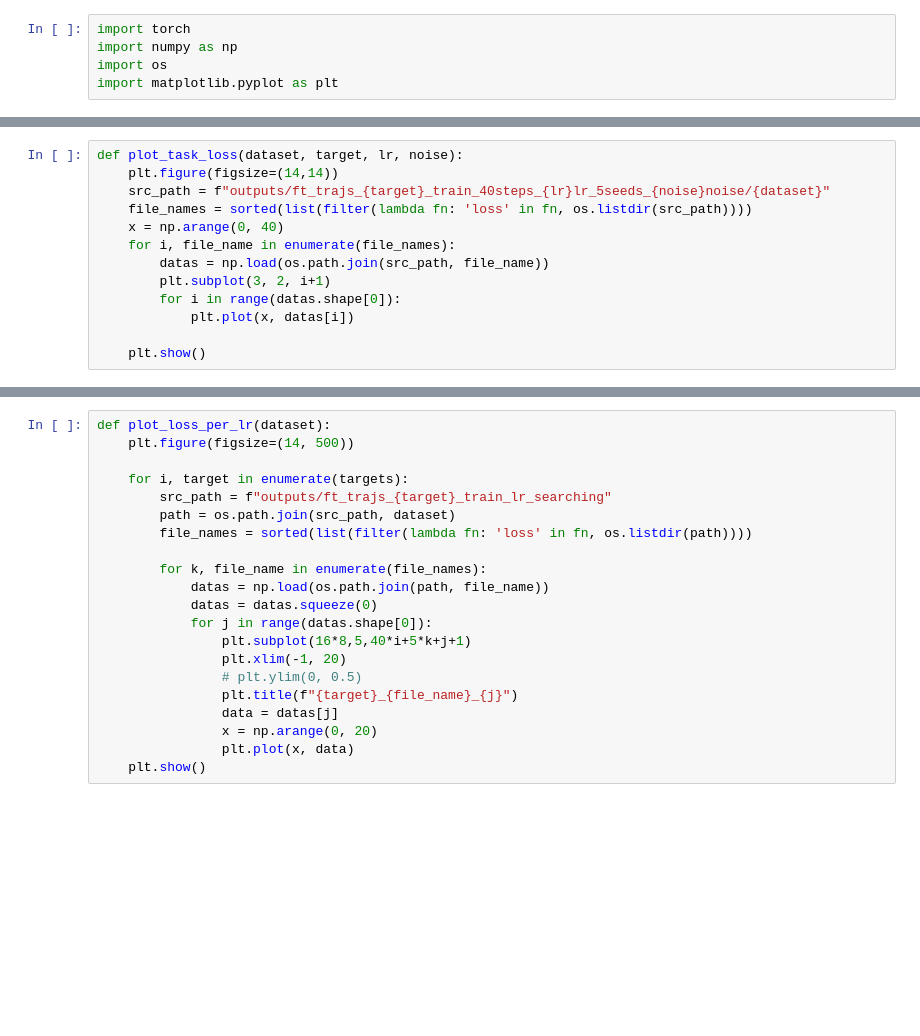
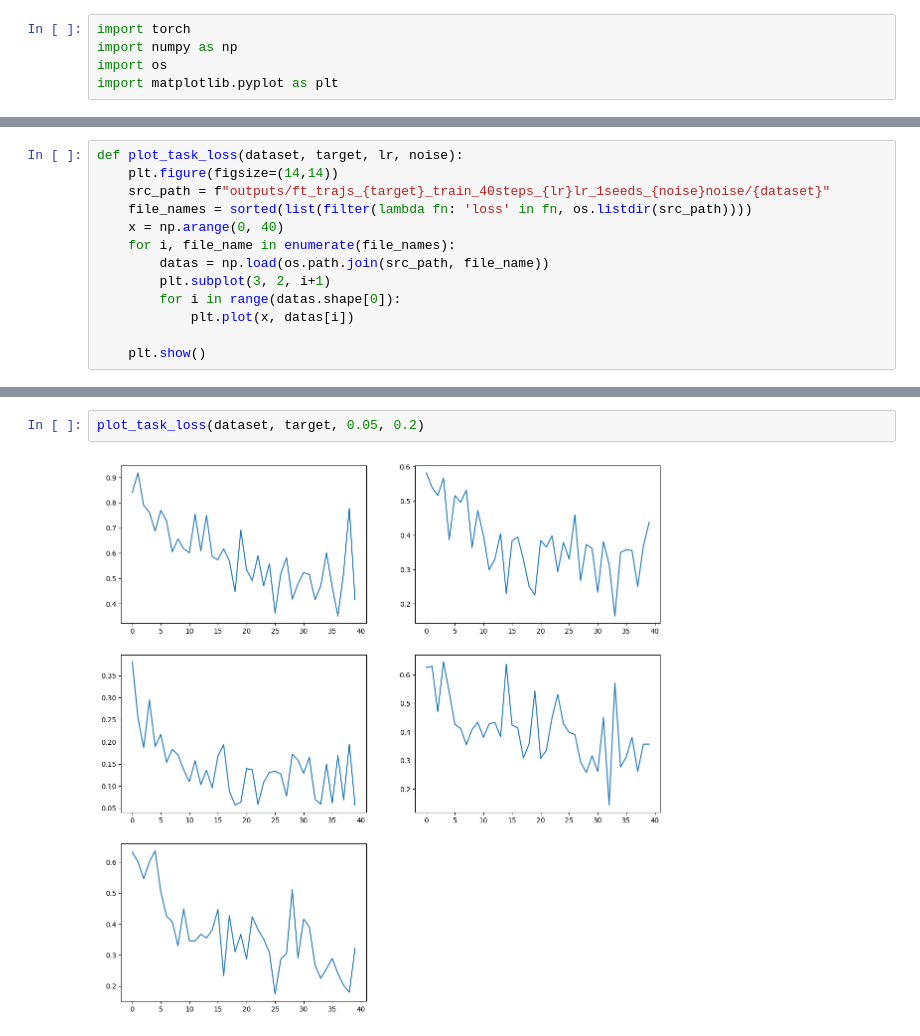
Before and after one commit to cwhoaon/CAML, a Jupyter notebook: plot_task.ipynb, the cells around one changed output, grey strips where cells are left out. Drawn from its saved outputs; the diff is of its cells as text; blank space fills up the shorter version.

```diff
--- a/plot_task.ipynb
+++ b/plot_task.ipynb
@@ -15,7 +33,7 @@ src_path = f"outputs/ft_trajs_{target}_train_40steps_{lr}lr_5seeds_{noise}noise"
 # %%
 def plot_task_loss(dataset, target, lr, noise):
     plt.figure(figsize=(14,14))
-    src_path = f"outputs/ft_trajs_{target}_train_40steps_{lr}lr_5seeds_{noise}noise/{dataset}"
+    src_path = f"outputs/ft_trajs_{target}_train_40steps_{lr}lr_1seeds_{noise}noise/{dataset}"
     file_names = sorted(list(filter(lambda fn: 'loss' in fn, os.listdir(src_path))))
     x = np.arange(0, 40)
     for i, file_name in enumerate(file_names):
@@ -57,21 +75,4 @@ plot_task_acc('fungi', 'qkv_bias', 0.05, 0.2)
-# %%
-def plot_loss_per_lr(dataset):
-    plt.figure(figsize=(14, 500))
-
-    for i, target in enumerate(targets):
-        src_path = f"outputs/ft_trajs_{target}_train_lr_searching"
-        path = os.path.join(src_path, dataset)
-        file_names = sorted(list(filter(lambda fn: 'loss' in fn, os.listdir(path))))
-
-        for k, file_name in enumerate(file_names):
-            datas = np.load(os.path.join(path, file_name))
-            datas = datas.squeeze(0)
-            for j in range(datas.shape[0]):
-                plt.subplot(16*8,5,40*i+5*k+j+1)
-                plt.xlim(-1, 20)
-                # plt.ylim(0, 0.5)
-                plt.title(f"{target}_{file_name}_{j}")
-                data = datas[j]
-                x = np.arange(0, 20)
-                plt.plot(x, data)
-    plt.show()
+# %%
+plot_task_loss(dataset, target, 0.05, 0.2)
+# %% [output]
+[figure, added]
```
Also changed, not shown: parts of 7 cells of this notebook, 9 other files.
